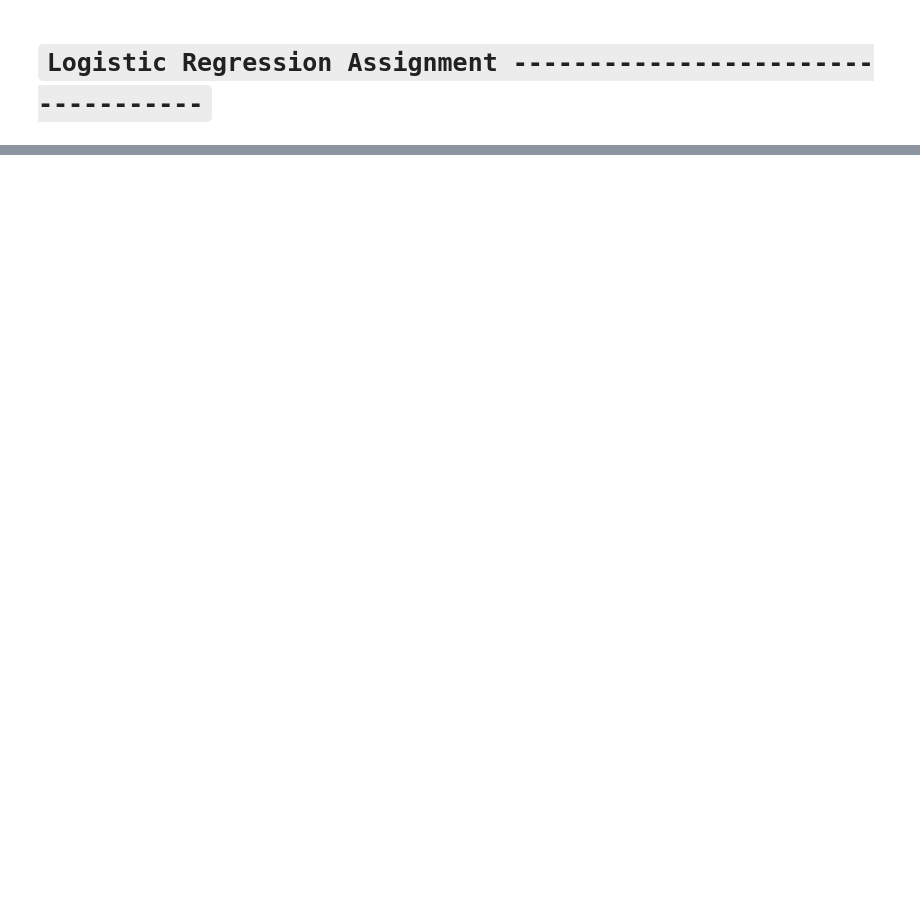
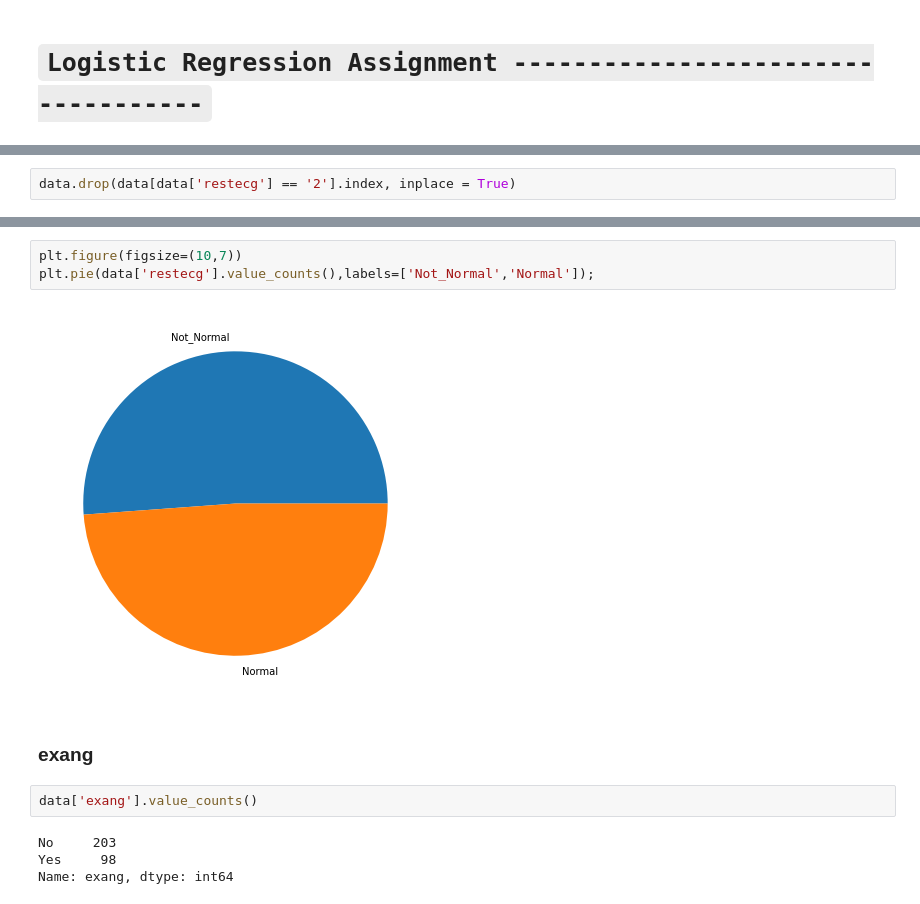
Before and after one commit to manujjoshi/Assignments, a Jupyter notebook: Assignment Logistic Regression/Logistic Regression Assignment.ipynb, the cells around one changed output, grey strips where cells are left out. Drawn from its saved outputs; the diff is of its cells as text; blank space fills up the shorter version.

```diff
--- a/Assignment Logistic Regression/Logistic Regression Assignment.ipynb
+++ b/Assignment Logistic Regression/Logistic Regression Assignment.ipynb
@@ -19,0 +142,2 @@ data.head()
+# %%
+data.drop(data[data['restecg'] == '2'].index, inplace = True)
@@ -19,0 +150,13 @@ data.head()
+# %%
+plt.figure(figsize=(10,7))
+plt.pie(data['restecg'].value_counts(),labels=['Not_Normal','Normal']);
+# %% [output]
+[figure, added]
+# %% [markdown]
+### exang
+# %%
+data['exang'].value_counts()
+# %% [output]
+No     203
+Yes     98
+Name: exang, dtype: int64
```
Also changed, not shown: parts of 102 cells of this notebook, 1 other file.
